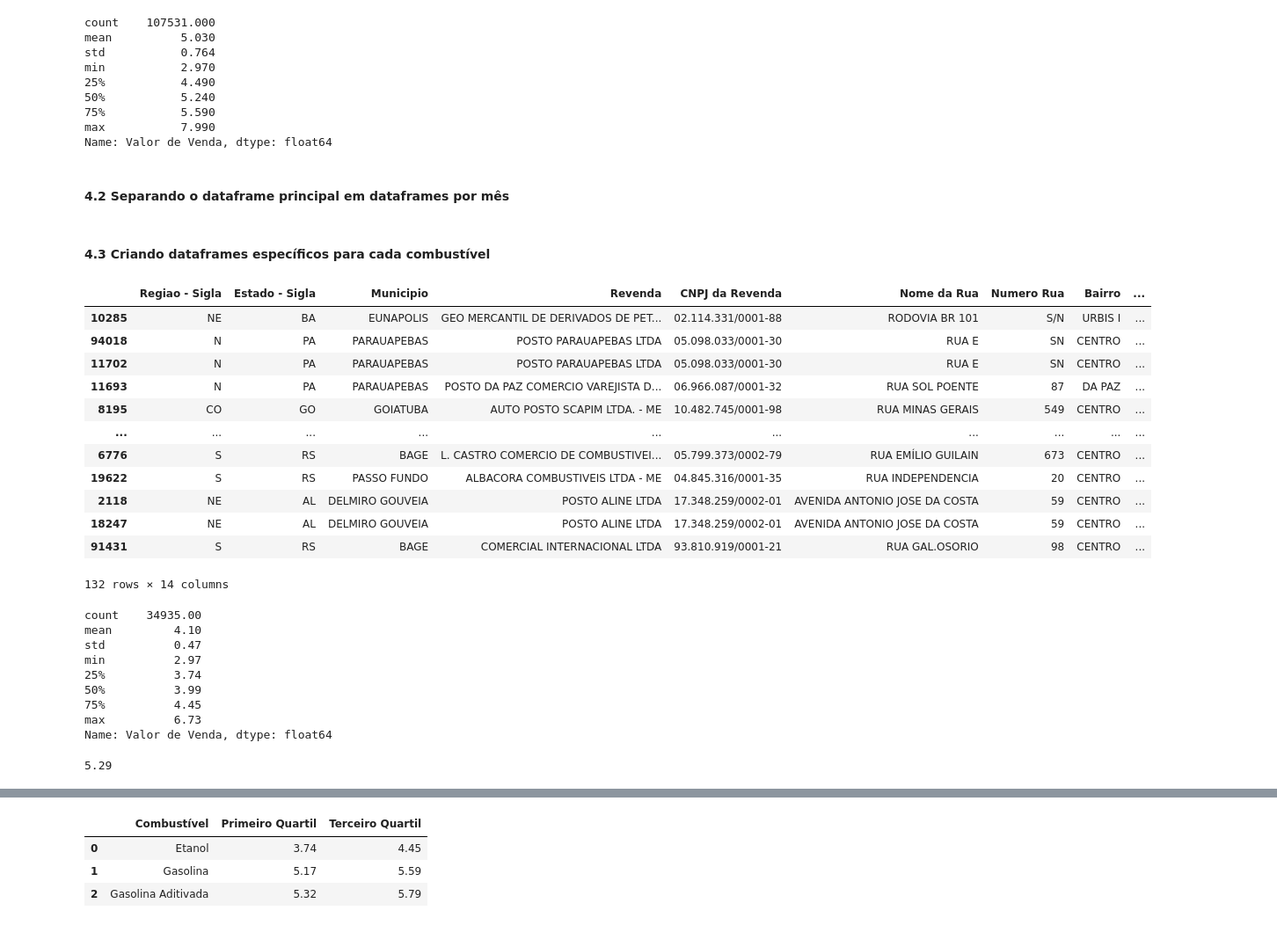
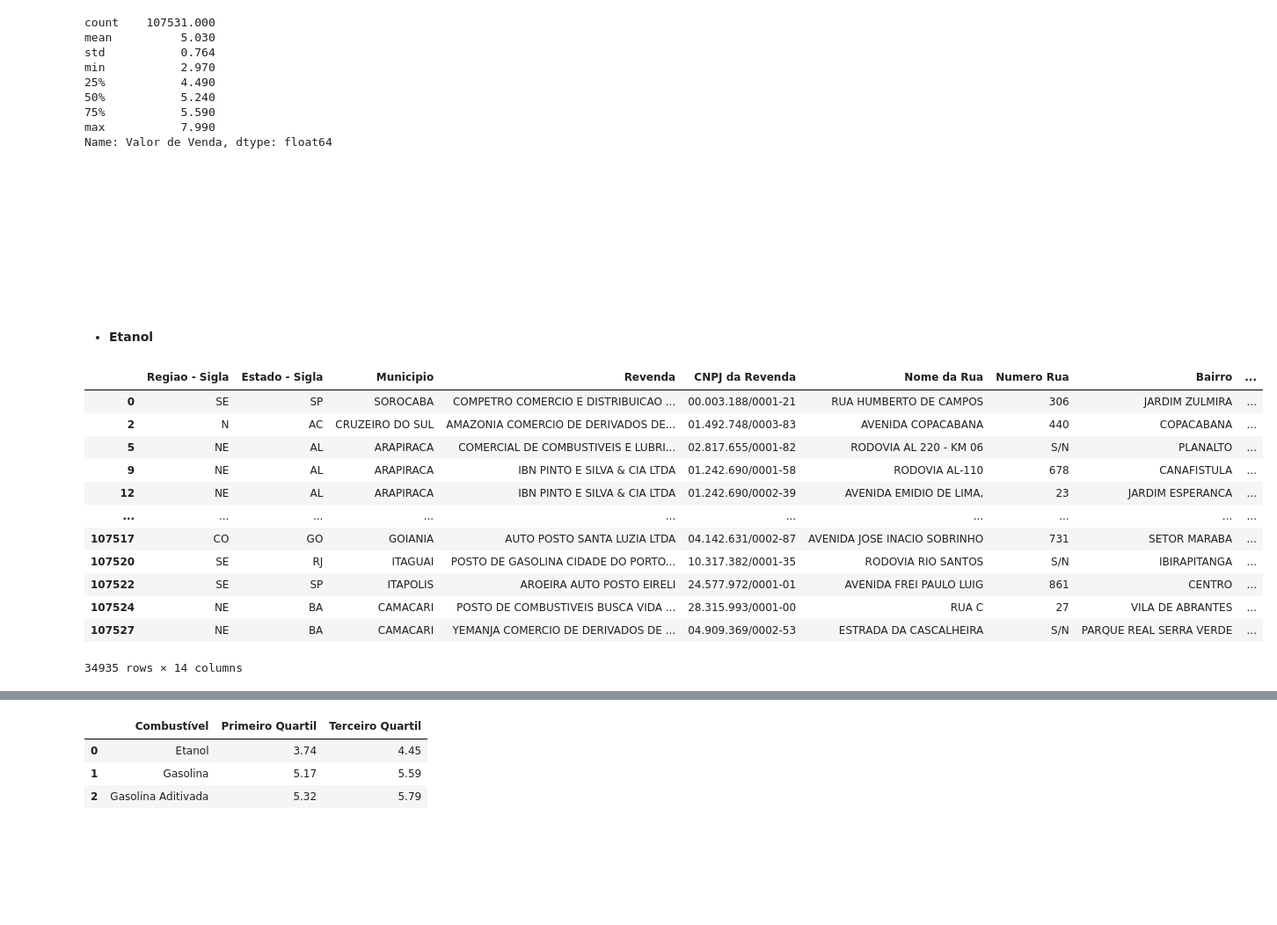
Before and after one commit to gideoni-santos/projeto-squad5-m4, a Jupyter notebook: Analise_combustiveis.ipynb, the cells around one changed output, grey strips where cells are left out. Shown at 88% size. Drawn from its saved outputs; the diff is of its cells as text; code cells hidden in the pictures; blank space fills up the shorter version.

Commit message:
Update Analise_combustiveis.ipynb
ajustes na seção 3: alterações na organização do markdown e no tratamento do outlier

```diff
--- a/Analise_combustiveis.ipynb
+++ b/Analise_combustiveis.ipynb
@@ -117,7 +149,7 @@ min           2.970
 max           7.990
 Name: Valor de Venda, dtype: float64
 # %% [markdown]
-#### 4.2 Separando o dataframe principal em dataframes por mês
+#### <font color ='white' size=5>**3.3.2 Separando o dataframe principal em dataframes por mês**</font>
 # %%
 combustiveis['Data da Coleta'] = pd.to_datetime(combustiveis['Data da Coleta'], format='%d/%m/%Y')
 
@@ -127,39 +159,24 @@ maio = combustiveis[combustiveis['Data da Coleta'].dt.month == 5]
 # Filtrar as datas para o mês de junho
 junho = combustiveis[combustiveis['Data da Coleta'].dt.month == 6]
 # %% [markdown]
-#### 4.3 Criando dataframes específicos para cada combustível
+#### <font color ='white' size=5>**3.3.3 Criando dataframes específicos para cada combustível**</font>
-# %%
-etanol = combustiveis[(combustiveis['Produto'] == 'ETANOL') ]
-gasolina = combustiveis[(combustiveis['Produto'] == 'GASOLINA') ]
-gasolina_adtivada = combustiveis[(combustiveis['Produto'] == 'GASOLINA ADITIVADA') ]
-etanol.sort_values(by='Valor de Venda').tail(132)
-# %% [output]
-|  | Regiao - Sigla | Estado - Sigla | Municipio | Revenda | CNPJ da Revenda | Nome da Rua | Numero Rua | Bairro | ... |
-| 10285 | NE | BA | EUNAPOLIS | GEO MERCANTIL DE DERIVADOS DE PET... | 02.114.331/0001-88 | RODOVIA BR 101 | S/N | URBIS I | ... |
-| 94018 | N | PA | PARAUAPEBAS | POSTO PARAUAPEBAS LTDA | 05.098.033/0001-30 | RUA E | SN | CENTRO | ... |
-| 11702 | N | PA | PARAUAPEBAS | POSTO PARAUAPEBAS LTDA | 05.098.033/0001-30 | RUA E | SN | CENTRO | ... |
-| 11693 | N | PA | PARAUAPEBAS | POSTO DA PAZ COMERCIO VAREJISTA D... | 06.966.087/0001-32 | RUA SOL POENTE | 87 | DA PAZ | ... |
-| 8195 | CO | GO | GOIATUBA | AUTO POSTO SCAPIM LTDA. - ME | 10.482.745/0001-98 | RUA MINAS GERAIS | 549 | CENTRO | ... |
-| ... | ... | ... | ... | ... | ... | ... | ... | ... | ... |
-| 6776 | S | RS | BAGE | L. CASTRO COMERCIO DE COMBUSTIVEI... | 05.799.373/0002-79 | RUA EMÍLIO GUILAIN | 673 | CENTRO | ... |
-| 19622 | S | RS | PASSO FUNDO | ALBACORA COMBUSTIVEIS LTDA - ME | 04.845.316/0001-35 | RUA INDEPENDENCIA | 20 | CENTRO | ... |
-| 2118 | NE | AL | DELMIRO GOUVEIA | POSTO ALINE LTDA | 17.348.259/0002-01 | AVENIDA ANTONIO JOSE DA COSTA | 59 | CENTRO | ... |
-| 18247 | NE | AL | DELMIRO GOUVEIA | POSTO ALINE LTDA | 17.348.259/0002-01 | AVENIDA ANTONIO JOSE DA COSTA | 59 | CENTRO | ... |
-| 91431 | S | RS | BAGE | COMERCIAL INTERNACIONAL LTDA | 93.810.919/0001-21 | RUA GAL.OSORIO | 98 | CENTRO | ... |
-132 rows × 14 columns
-# %%
-etanol['Valor de Venda'].describe().round(3)
-# %% [output]
-count    34935.00
-mean         4.10
-std          0.47
-min          2.97
-25%          3.74
-50%          3.99
-75%          4.45
-max          6.73
-Name: Valor de Venda, dtype: float64
-# %%
-etanol['Valor de Venda'].quantile(.99)
-# %% [output]
-5.29
+# %% [markdown]
+- **Etanol**
+# %%
+etanol = combustiveis[(combustiveis['Produto'] == 'ETANOL') ]
+
+etanol
+# %% [output]
+|  | Regiao - Sigla | Estado - Sigla | Municipio | Revenda | CNPJ da Revenda | Nome da Rua | Numero Rua | Bairro | ... |
+| 0 | SE | SP | SOROCABA | COMPETRO COMERCIO E DISTRIBUICAO ... | 00.003.188/0001-21 | RUA HUMBERTO DE CAMPOS | 306 | JARDIM ZULMIRA | ... |
+| 2 | N | AC | CRUZEIRO DO SUL | AMAZONIA COMERCIO DE DERIVADOS DE... | 01.492.748/0003-83 | AVENIDA COPACABANA | 440 | COPACABANA | ... |
+| 5 | NE | AL | ARAPIRACA | COMERCIAL DE COMBUSTIVEIS E LUBRI... | 02.817.655/0001-82 | RODOVIA AL 220 - KM 06 | S/N | PLANALTO | ... |
+| 9 | NE | AL | ARAPIRACA | IBN PINTO E SILVA & CIA LTDA | 01.242.690/0001-58 | RODOVIA AL-110 | 678 | CANAFISTULA | ... |
+| 12 | NE | AL | ARAPIRACA | IBN PINTO E SILVA & CIA LTDA | 01.242.690/0002-39 | AVENIDA EMIDIO DE LIMA, | 23 | JARDIM ESPERANCA | ... |
+| ... | ... | ... | ... | ... | ... | ... | ... | ... | ... |
+| 107517 | CO | GO | GOIANIA | AUTO POSTO SANTA LUZIA LTDA | 04.142.631/0002-87 | AVENIDA JOSE INACIO SOBRINHO | 731 | SETOR MARABA | ... |
+| 107520 | SE | RJ | ITAGUAI | POSTO DE GASOLINA CIDADE DO PORTO... | 10.317.382/0001-35 | RODOVIA RIO SANTOS | S/N | IBIRAPITANGA | ... |
+| 107522 | SE | SP | ITAPOLIS | AROEIRA AUTO POSTO EIRELI | 24.577.972/0001-01 | AVENIDA FREI PAULO LUIG | 861 | CENTRO | ... |
+| 107524 | NE | BA | CAMACARI | POSTO DE COMBUSTIVEIS BUSCA VIDA ... | 28.315.993/0001-00 | RUA C | 27 | VILA DE ABRANTES | ... |
+| 107527 | NE | BA | CAMACARI | YEMANJA COMERCIO DE DERIVADOS DE ... | 04.909.369/0002-53 | ESTRADA DA CASCALHEIRA | S/N | PARQUE REAL SERRA VERDE | ... |
+34935 rows × 14 columns
```
Also changed, not shown: parts of 60 cells of this notebook.
